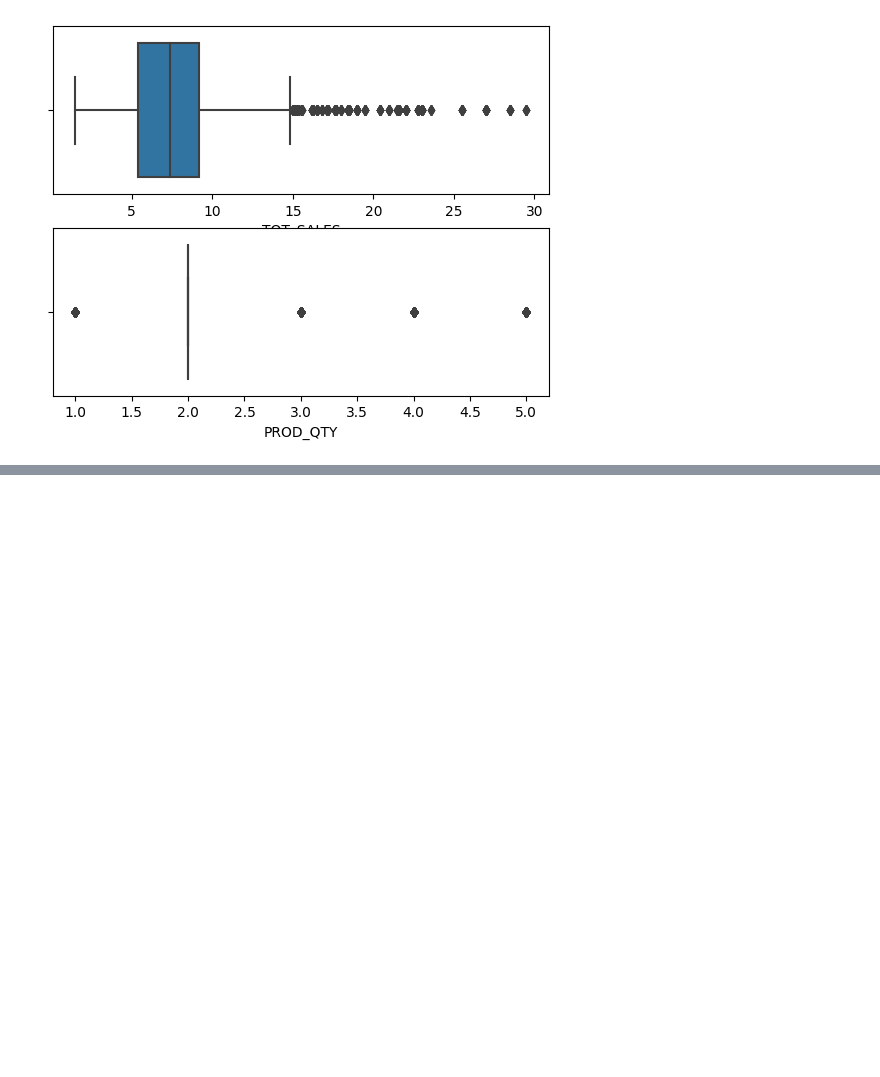
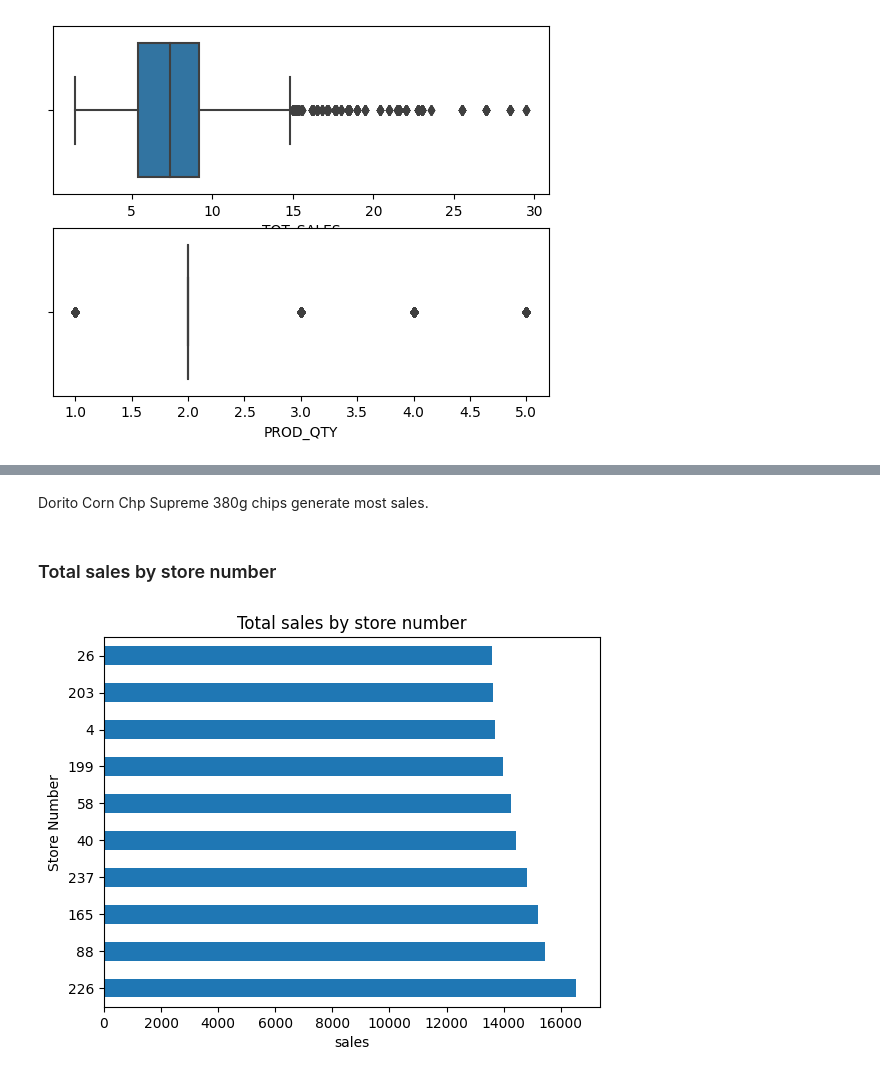
Before and after one commit to nav500/zed-supermart-customer-analysis, a Jupyter notebook: data_preparation.ipynb, the cells around one changed output, grey strips where cells are left out. Cells and saved outputs as stored; diff of their text form; code cells hidden in the pictures; blank space fills up the shorter version.

```diff
--- a/data_preparation.ipynb
+++ b/data_preparation.ipynb
@@ -168,0 +476,15 @@ plt.show()
+# %% [markdown]
+Dorito Corn Chp Supreme 380g chips generate most sales.
+# %% [markdown]
+### Total sales by store number
+# %%
+store_num_sales_sr = cust_transact_data.groupby("STORE_NBR")["TOT_SALES"].sum().sort_values(ascending=False).head(10)
+store_num_sales_sr.index.name="Store Number"
+bar_plots_h(
+    data_series=store_num_sales_sr,
+    y_label=list(store_num_sales_sr.index),
+    x_label="sales",
+    title="Total sales by store number",
+)
+# %% [output]
+[figure, added]
```
Also changed, not shown: parts of 58 cells of this notebook.
